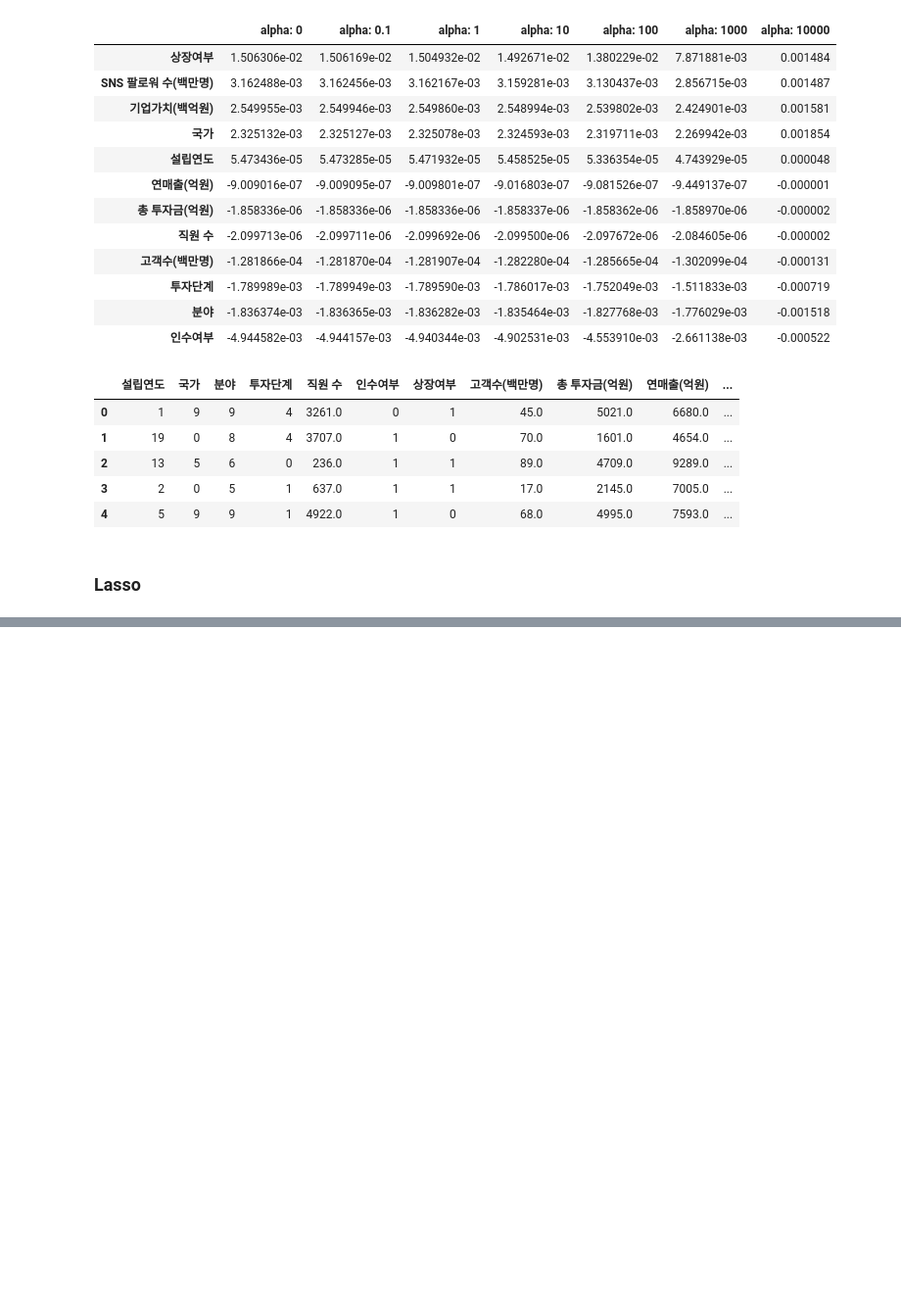
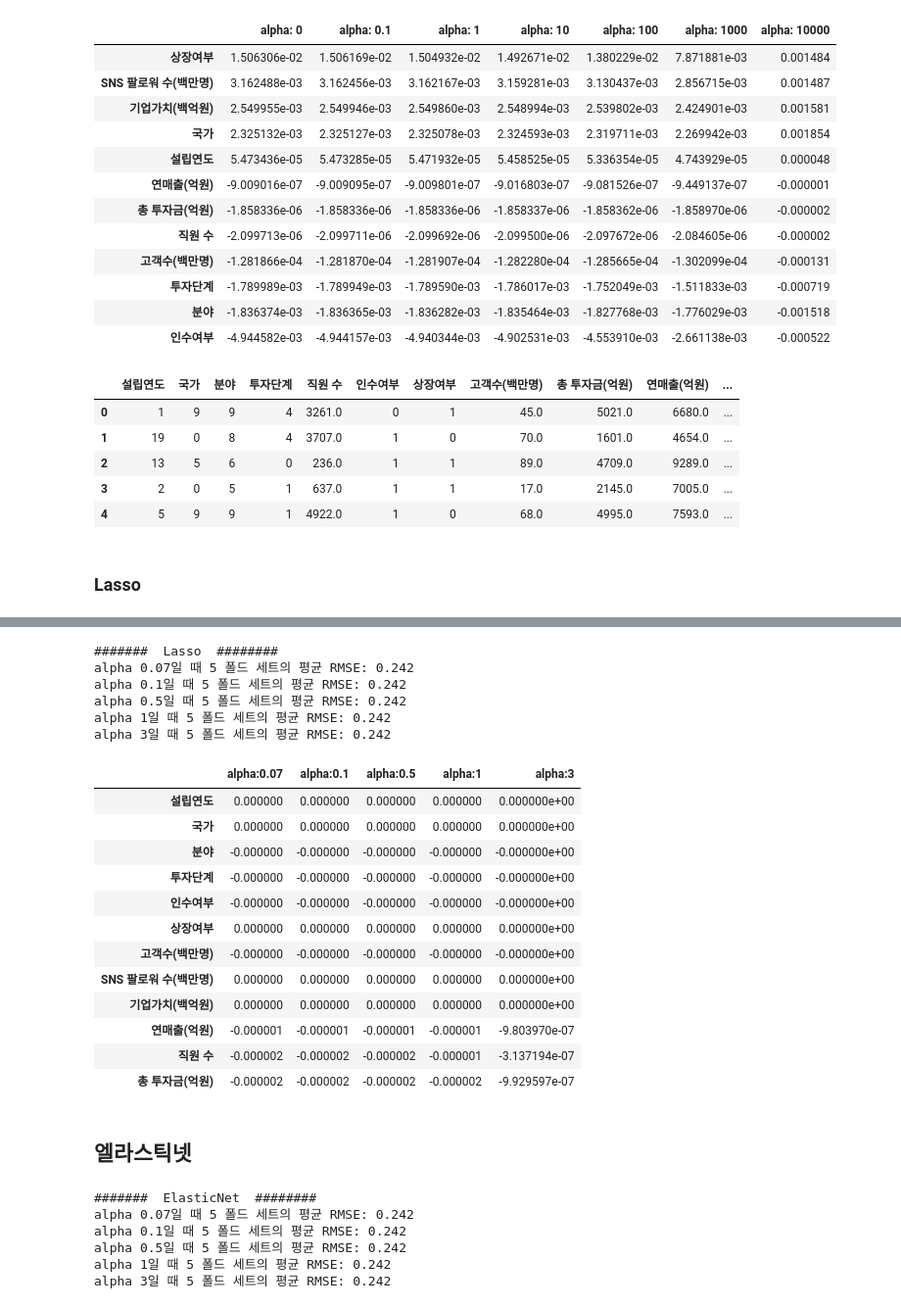
Before and after one commit to KungSeung/Dacon, a Jupyter notebook: Future_successful_company/eda.ipynb, the cells around one changed output, grey strips where cells are left out. Shown: that part at 98% size. Drawn from its saved outputs; the diff is of its cells as text; code cells hidden in the pictures; blank space fills up the shorter version.

Commit message:
ElasticNet

```diff
--- a/Future_successful_company/eda.ipynb
+++ b/Future_successful_company/eda.ipynb
@@ -334,25 +334,31 @@ sample_submission.to_csv('./submission/ridge_subimssion.csv', index=False, encod
 # %% [markdown]
 <h3>Lasso</h3>
 # %%
-from sklearn.linear_model import Lasso
+from sklearn.linear_model import Lasso, ElasticNet, ElasticNetCV
+from sklearn.model_selection import cross_val_score
 
 y_target = train['성공확률']
 X_data = train.drop(['성공확률'], axis=1, inplace=False)
 
+# alpha 값에 따른 회귀 모델의 폴드 평균 RMSE를 출력하고 회귀 계수값들을 DataFrame으로 반환
+def get_linear_reg_eval(model_name, params=None, X_data_n=None, y_target_n=None,
+                        verbose=True, return_coeff=True):
 
-Lasso_alphas = [0, 0.02, 0.05, 0.07, 0.2, 0.5]
-L = Lasso()
-coeff_df = pd.DataFrame()
+    coeff_df = pd.DataFrame()
+    if verbose : print("####### ", model_name, " ########")
+    for param in params:
+        if model_name == 'Ridge': model = Ridge(alpha=param)
+        elif model_name == 'Lasso': model = Lasso(alpha=param)
+        elif model_name == 'ElasticNet': model = ElasticNet(alpha=param, l1_ratio=0.2)
+        neg_mse_scores = cross_val_score(model, X_data_n, y_target_n, scoring="neg_mean_squared_error", cv=5)
 
-for pos, alpha in enumerate(Lasso_alphas):
-    lasso = Lasso(alpha=alpha)
-    lasso.fit(X_data, y_target)
+        avg_rmse = np.mean(np.sqrt(-1 * neg_mse_scores))
+        print('alpha {0}일 때 5 폴드 세트의 평균 RMSE: {1:.3f}'.format(param, avg_rmse))
 
-    coeff = pd.Series(data=lasso.coef_, index=X_data.columns)
-    colname = 'alpha: '+str(alpha)
-    coeff_df[colname] = coeff
+        model.fit(X_data_n, y_target_n)
+        if return_coeff:
+            coeff = pd.DataFrame(data=model.coef_, index=X_data_n.columns)
+            colname='alpha:'+str(param)
+            coeff_df[colname] = coeff
 
-    coeff = coeff.sort_values(ascending=False)
-
-sort_column = 'alpha: '+str(Lasso_alphas[0])
-coeff_df.sort_values(by=sort_column, ascending=False)
+    return coeff_df
@@ -380,4 +365,28 @@ Objective did not converge. You might want to increase the number of iterations,
 # %%
-y_pred = np.dot(test, coeff_df['alpha: 0.5']) + lasso.intercept_
-sample_submission['성공확률'] = y_pred
+Lasso_alphas = [0.07, 0.1, 0.5, 1, 3]
+coeff_lasso_df = get_linear_reg_eval('Lasso', params=Lasso_alphas, X_data_n=X_data, y_target_n=y_target)
+# %% [output]
+#######  Lasso  ########
+alpha 0.07일 때 5 폴드 세트의 평균 RMSE: 0.242
+alpha 0.1일 때 5 폴드 세트의 평균 RMSE: 0.242
+alpha 0.5일 때 5 폴드 세트의 평균 RMSE: 0.242
+alpha 1일 때 5 폴드 세트의 평균 RMSE: 0.242
+alpha 3일 때 5 폴드 세트의 평균 RMSE: 0.242
+# %%
+sort_column = 'alpha:'+str(Lasso_alphas[0])
+coeff_lasso_df.sort_values(by=sort_column, ascending=False)
+# %% [output]
+|  | alpha:0.07 | alpha:0.1 | alpha:0.5 | alpha:1 | alpha:3 |
+| 설립연도 | 0.000000 | 0.000000 | 0.000000 | 0.000000 | 0.000000e+00 |
+| 국가 | 0.000000 | 0.000000 | 0.000000 | 0.000000 | 0.000000e+00 |
+| 분야 | -0.000000 | -0.000000 | -0.000000 | -0.000000 | -0.000000e+00 |
+| 투자단계 | -0.000000 | -0.000000 | -0.000000 | -0.000000 | -0.000000e+00 |
+| 인수여부 | -0.000000 | -0.000000 | -0.000000 | -0.000000 | -0.000000e+00 |
+| 상장여부 | 0.000000 | 0.000000 | 0.000000 | 0.000000 | 0.000000e+00 |
+| 고객수(백만명) | -0.000000 | -0.000000 | -0.000000 | -0.000000 | -0.000000e+00 |
+| SNS 팔로워 수(백만명) | 0.000000 | 0.000000 | 0.000000 | 0.000000 | 0.000000e+00 |
+| 기업가치(백억원) | 0.000000 | 0.000000 | 0.000000 | 0.000000 | 0.000000e+00 |
+| 연매출(억원) | -0.000001 | -0.000001 | -0.000001 | -0.000001 | -9.803970e-07 |
+| 직원 수 | -0.000002 | -0.000002 | -0.000002 | -0.000001 | -3.137194e-07 |
+| 총 투자금(억원) | -0.000002 | -0.000002 | -0.000002 | -0.000002 | -9.929597e-07 |
 # %%
@@ -384 +398,15 @@ sample_submission['성공확률'] = y_pred
 sample_submission.to_csv('./submission/lasso_submission.csv', index=False, encoding='utf-8-sig')
+# %% [markdown]
+<h2>엘라스틱넷</h2>
+# %%
+# 엘라스틱넷에 사용될 alpha 파라미터의 값들을 정의하고 get_linear_reg_eval() 함수 호출
+# l1_ratio는 0.7로 고정
+elastic_alphas = [0.07, 0.1, 0.5, 1, 3]
+coeff_elastic_df = get_linear_reg_eval('ElasticNet', params=elastic_alphas, X_data_n=X_data, y_target_n=y_target)
+# %% [output]
+#######  ElasticNet  ########
+alpha 0.07일 때 5 폴드 세트의 평균 RMSE: 0.242
+alpha 0.1일 때 5 폴드 세트의 평균 RMSE: 0.242
+alpha 0.5일 때 5 폴드 세트의 평균 RMSE: 0.242
+alpha 1일 때 5 폴드 세트의 평균 RMSE: 0.242
+alpha 3일 때 5 폴드 세트의 평균 RMSE: 0.242
```
Also changed, not shown: parts of 4 cells of this notebook, 3 other files.
